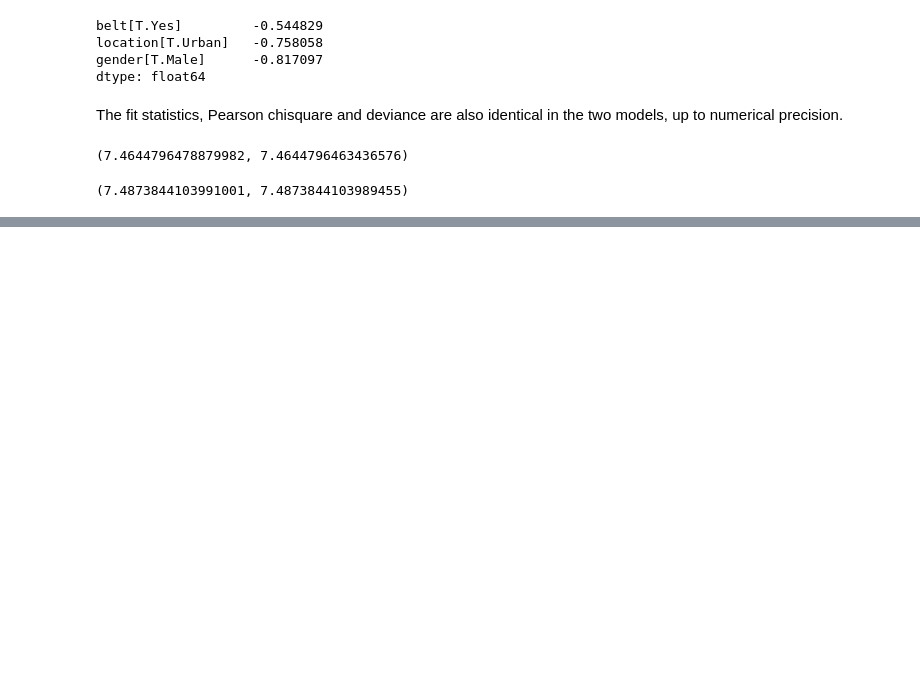
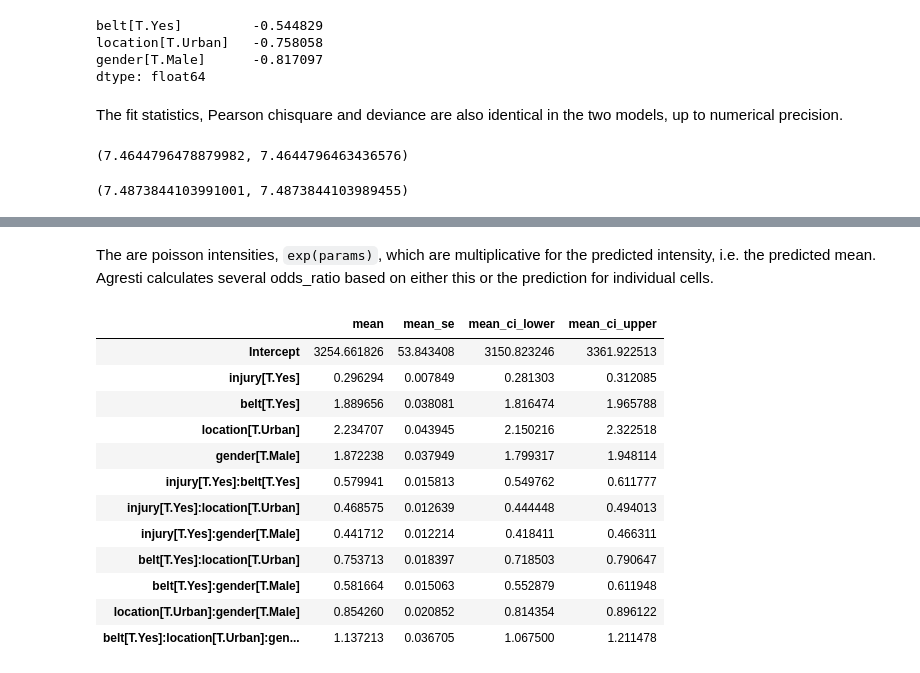
Before and after one commit to josef-pkt/misc, a Jupyter notebook: notebooks/agresti_loglinear.ipynb, the cells around one changed output, grey strips where cells are left out. Drawn from its saved outputs; the diff is of its cells as text; code cells hidden in the pictures; blank space fills up the shorter version.

Commit message:
ENH: loglinear, add example for eform and some of the odds-ratios

```diff
--- a/notebooks/agresti_loglinear.ipynb
+++ b/notebooks/agresti_loglinear.ipynb
@@ -337,0 +368,19 @@ res_I23.pearson_chi2, res_b.pearson_chi2
+# %% [markdown]
+The are poisson intensities, `exp(params)`, which are multiplicative for the predicted intensity, i.e. the predicted mean.
+Agresti calculates several odds_ratio based on either this or the prediction for individual cells.
+# %%
+params_transform_univariate(res_I23.params, res_I23.cov_params(), link=links.log()).summary_frame()
+# %% [output]
+|  | mean | mean_se | mean_ci_lower | mean_ci_upper |
+| Intercept | 3254.661826 | 53.843408 | 3150.823246 | 3361.922513 |
+| injury[T.Yes] | 0.296294 | 0.007849 | 0.281303 | 0.312085 |
+| belt[T.Yes] | 1.889656 | 0.038081 | 1.816474 | 1.965788 |
+| location[T.Urban] | 2.234707 | 0.043945 | 2.150216 | 2.322518 |
+| gender[T.Male] | 1.872238 | 0.037949 | 1.799317 | 1.948114 |
+| injury[T.Yes]:belt[T.Yes] | 0.579941 | 0.015813 | 0.549762 | 0.611777 |
+| injury[T.Yes]:location[T.Urban] | 0.468575 | 0.012639 | 0.444448 | 0.494013 |
+| injury[T.Yes]:gender[T.Male] | 0.441712 | 0.012214 | 0.418411 | 0.466311 |
+| belt[T.Yes]:location[T.Urban] | 0.753713 | 0.018397 | 0.718503 | 0.790647 |
+| belt[T.Yes]:gender[T.Male] | 0.581664 | 0.015063 | 0.552879 | 0.611948 |
+| location[T.Urban]:gender[T.Male] | 0.854260 | 0.020852 | 0.814354 | 0.896122 |
+| belt[T.Yes]:location[T.Urban]:gen... | 1.137213 | 0.036705 | 1.067500 | 1.211478 |
```
Also changed, not shown: parts of 16 cells of this notebook, 1 other file.
